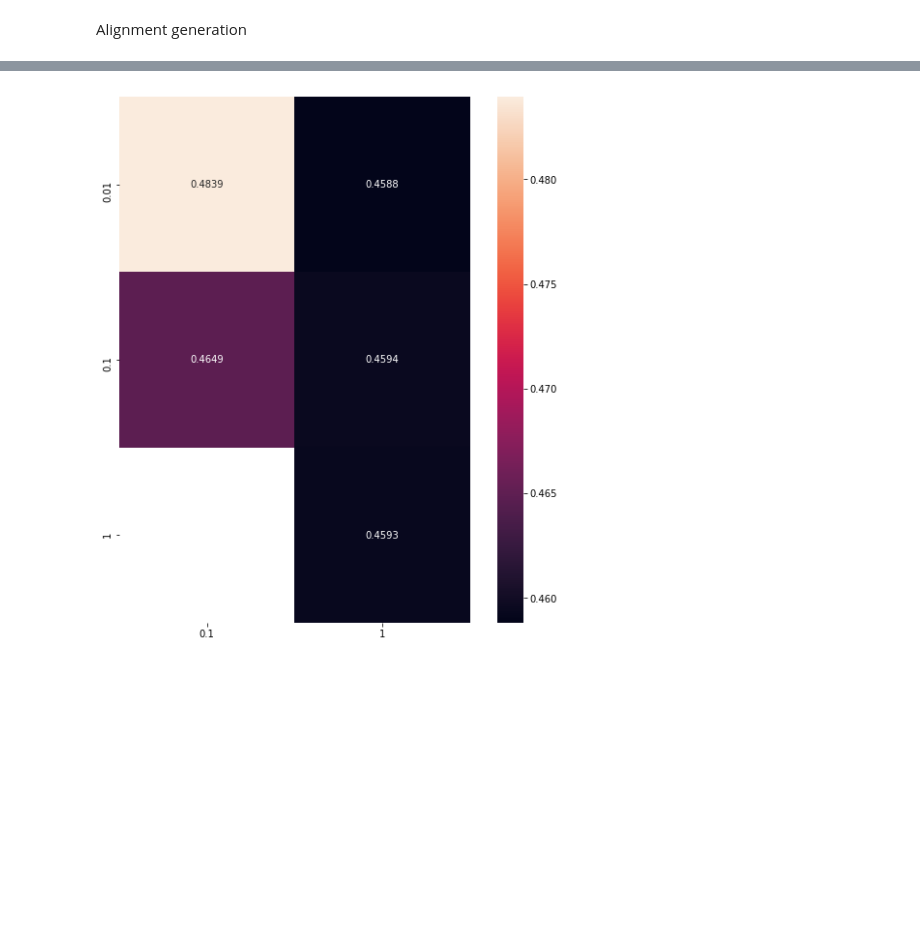
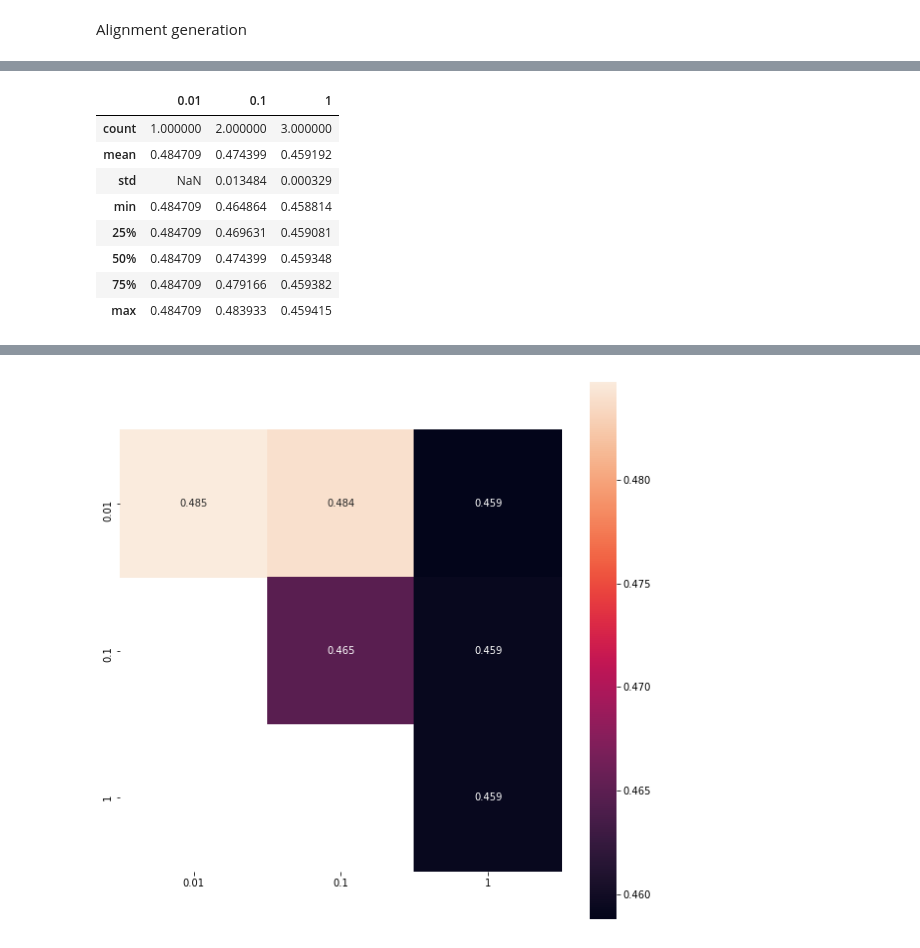
Before and after one commit to shuichiro-makigaki/exmachina, a Jupyter notebook: contrib/parameter_search.ipynb, the cells around one changed output, grey strips where cells are left out. Cells and saved outputs as stored; diff of their text form; code cells hidden in the pictures; blank space fills up the shorter version.

```diff
--- a/contrib/parameter_search.ipynb
+++ b/contrib/parameter_search.ipynb
@@ -140,0 +142,33 @@ NN=1000
+# %%
+from pathlib import Path
+import sys
+import random
+from concurrent.futures import ProcessPoolExecutor, wait
+
+from Bio.SCOP import Scop
+from Bio import SeqIO
+import numpy as np
+
+sys.path.append(Path().resolve().parent.as_posix())
+from machina.predict import predict_by_flann
+
+
+def process(n_neighbors):
+    scop_root = Scop(dir_path='../data/train', version='1.75')
+    scop40 = SeqIO.index('../data/train/astral-scopdom-seqres-gd-sel-gs-bib-40-1.75.fa', 'fasta')
+    args = []
+    for query in np.load('../data/hyperparam_validation_domain_ids.npy'):
+        for domain in scop_root.getDomainBySid(query).getAscendent('sf').getDescendents('px'):
+            if domain.sid in scop40 and domain.sid != query:
+                args.append((query, domain.sid))
+    random.shuffle(args)
+    predict_by_flann('../data/train/scop40_logscore_tmscore0.5_window5_ratio0.001_x.npy',
+                     '../data/train/scop40_logscore_tmscore0.5_window5_ratio0.001_y.npy',
+                     '../data/train/flann19_scop40_logscore_tmscore0.5_window5_ratio0.001',
+                     n_neighbors,
+                     f'../data/prediction/flann19_scop40_logscore_tmscore0.5_window5_ratio0.001_nn{n_neighbors}',
+                     '../data/train/pssm',
+                     args)
+
+with ProcessPoolExecutor(max_workers=16) as executor:
+    wait([executor.submit(process, 1000) for _ in range(16)])
@@ -193,7 +325,7 @@ from machina.generate_alignment import alignment_local
 test_domain = np.load('../data/gap_validation_domain_ids.npy')
 scop_root = Scop(dir_path='../data/train', version='1.75')
 scop40 = SeqIO.index('../data/train/astral-scopdom-seqres-gd-sel-gs-bib-40-1.75.fa', 'fasta')
-GAP_OPEN_LIST = (-0.1, -1)
+GAP_OPEN_LIST = (-0.01, -0.1, -1)
 GAP_EXTEND_LIST = (-0.01, -0.1, -1)
 
 for GAP_OPEN in tqdm(GAP_OPEN_LIST):
@@ -241,7 +373,7 @@ from machina.generate_models import MachinaModel
 scop_root = Scop(dir_path='../data/train', version='1.75')
 test_domain = np.load('../data/gap_validation_domain_ids.npy')
 scop40 = SeqIO.index('../data/train/astral-scopdom-seqres-gd-sel-gs-bib-40-1.75.fa', 'fasta')
-GAP_OPEN_LIST = (-0.1, -1)
+GAP_OPEN_LIST = (-0.01, -0.1, -1)
 GAP_EXTEND_LIST = (-0.01, -0.1, -1)
 
 
@@ -272,9 +404,6 @@ for GAP_OPEN in tqdm(GAP_OPEN_LIST):
 # %% [output]
 [interactive output not drawn]
 # %%
-%%time
-%matplotlib inline
-
 import sys
 from pathlib import Path
 
@@ -284,7 +413,6 @@ import seaborn
 import numpy as np
 from Bio.SCOP import Scop
 from Bio import SeqIO
-from IPython.display import display
 from tqdm import tqdm_notebook as tqdm
 
 sys.path.append(Path().resolve().parent.as_posix())
@@ -294,7 +422,7 @@ from machina.TMtoolsCommandLine import TMalignCommandLine
 scop_root = Scop(dir_path='../data/train', version='1.75')
 test_domain = np.load('../data/gap_validation_domain_ids.npy')
 scop40 = SeqIO.index('../data/train/astral-scopdom-seqres-gd-sel-gs-bib-40-1.75.fa', 'fasta')
-GAP_OPEN_LIST = (-0.1, -1)
+GAP_OPEN_LIST = (-0.01, -0.1, -1)
 GAP_EXTEND_LIST = (-0.01, -0.1, -1)
 
 
@@ -322,6 +450,15 @@ for GAP_OPEN in tqdm(GAP_OPEN_LIST):
         grid_d[f'{-GAP_OPEN}'][f'{-GAP_EXTEND}'] = np.array(scores).mean()
 grid_df = pandas.DataFrame.from_dict(grid_d)
 fig, ax = pyplot.subplots(figsize=(10, 10))
-seaborn.heatmap(grid_df, ax=ax, linewidths=0, square=True, annot=True, fmt='.4g')
+seaborn.heatmap(grid_df, ax=ax, linewidths=0, square=True, annot=True, fmt='.3g')
 # %% [output]
 [interactive output not drawn]
+|  | 0.01 | 0.1 | 1 |
+| count | 1.000000 | 2.000000 | 3.000000 |
+| mean | 0.484709 | 0.474399 | 0.459192 |
+| std | NaN | 0.013484 | 0.000329 |
+| min | 0.484709 | 0.464864 | 0.458814 |
+| 25% | 0.484709 | 0.469631 | 0.459081 |
+| 50% | 0.484709 | 0.474399 | 0.459348 |
+| 75% | 0.484709 | 0.479166 | 0.459382 |
+| max | 0.484709 | 0.483933 | 0.459415 |
@@ -330 +466 @@ Wall time: 1min 33s
-[figure, old version]
+[figure, new version]
```
Also changed, not shown: parts of 7 cells of this notebook, 4 other files.
